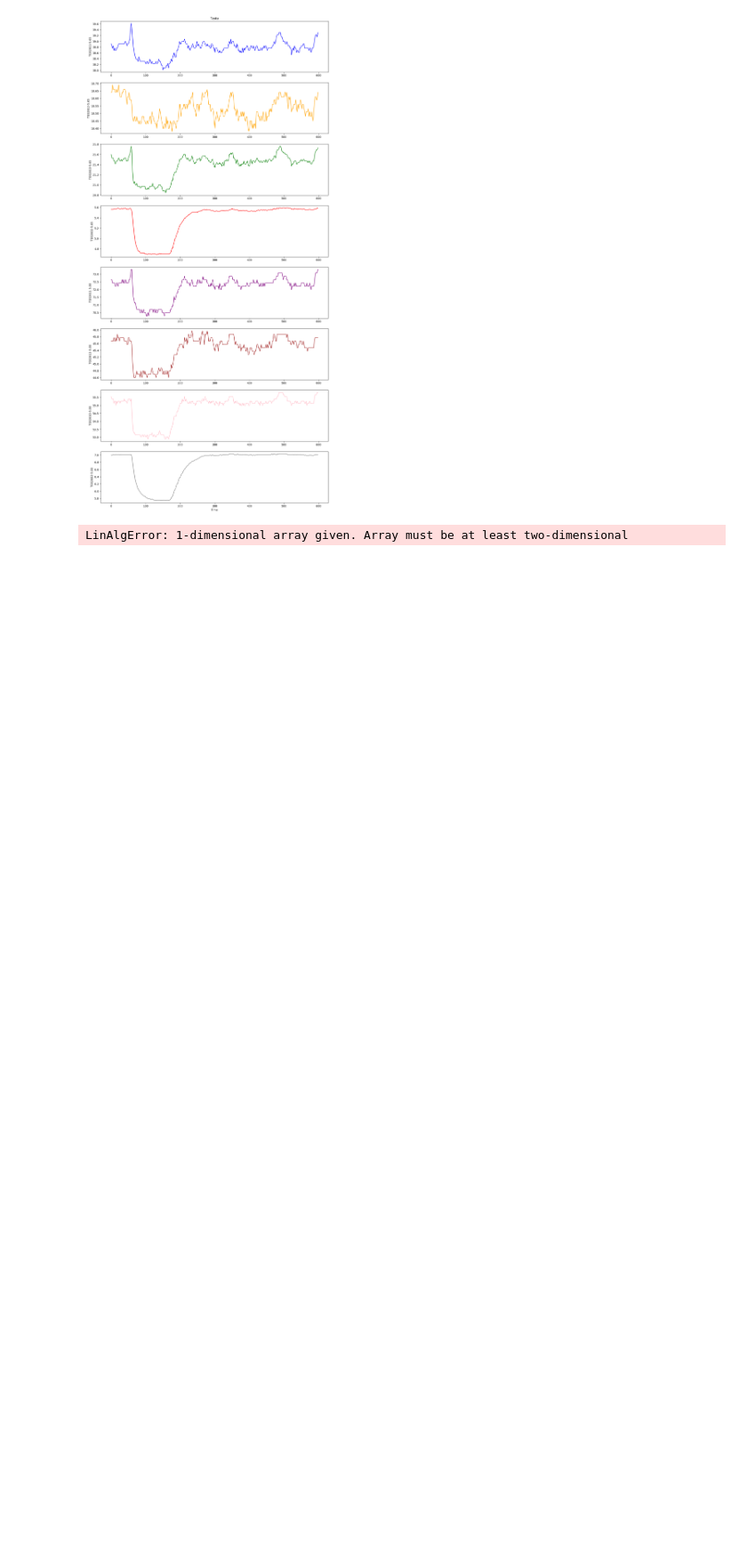
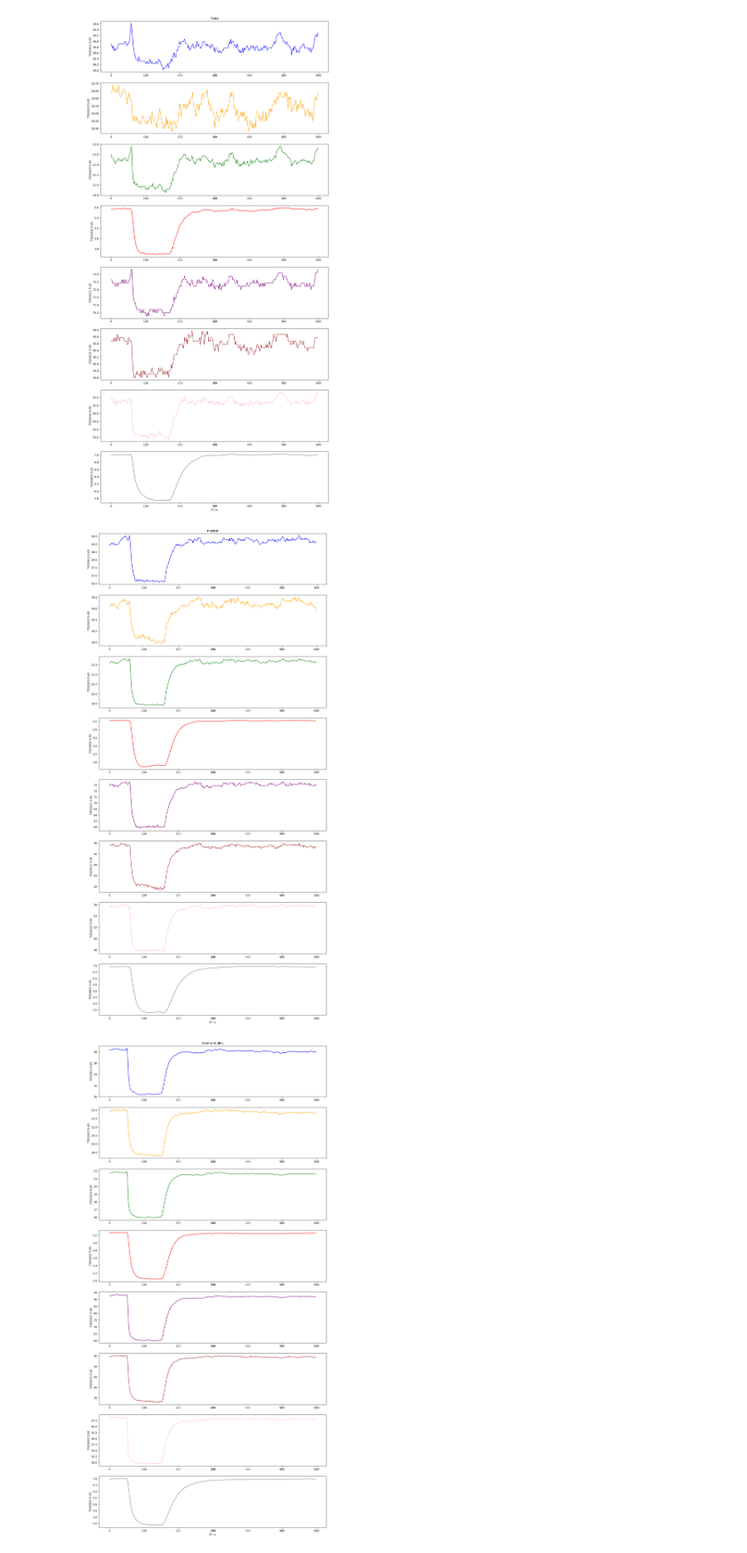
Before and after one commit to liwing1/py_notebook, a Jupyter notebook: Calibration/Calibration-tests.ipynb, the cells around one changed output. Shown at 89% size. Saved outputs shown, nothing was run; the diff lists cells and outputs as text; code cells hidden in the pictures; blank space fills up the shorter version.

Commit message:
teste

```diff
--- a/Calibration/Calibration-tests.ipynb
+++ b/Calibration/Calibration-tests.ipynb
@@ -116,45 +115,11 @@ for filename in os.listdir(DATASET_PATH):
     truncate_decimal_values(DATASET_PATH+'new_'+filename, 'timestamp', 0)
     delete_empty_lines(DATASET_PATH+'new_'+filename)
 # %%
-def calculate_transformation_matrix(master_file, slave_file):
-    # Load the CSV files into DataFrames
-    master_df = pd.read_csv(master_file)
-    slave_df = pd.read_csv(slave_file)
+def calculate_transformation_matrix(S1, S2):
+    S2_pseudo_inverse = np.linalg.pinv(S2)
+    F = np.matmul(S2_pseudo_inverse, S1)
+    return F
 
-    # Extract the data arrays from the DataFrames
-    master_data = master_df['TGS2611-5.65'].values
-    slave_data = slave_df['TGS2611-5.65'].values
-
-    # Calculate the transformation matrix
-#     transformation_matrix = np.linalg.inv(slave_data.T @ slave_data) @ slave_data.T @ master_data
-    transformation_matrix = np.linalg.pinv(slave_data) @ master_data
-
-    return transformation_matrix
-
-## PATHS
-FILE_NAME = 'B1_GCO_F010_R1.csv'
-COLUMN_NAME = 'TGS2611-5.65'
-MASTER_PATH = DATASET_PATH+'new_B1_GCO_F010_R1.csv'
-SLAVE_PATH =  DATASET_PATH+'new_B2_GCO_F010_R2.csv'
-MAPPED_PATH =  DATASET_PATH+'mapped_B2_GCO_F010_R2.csv'
-
-F = calculate_transformation_matrix(MASTER_PATH, SLAVE_PATH)
-
-## Apply F to different repetition
-master_df = pd.read_csv(MASTER_PATH) #master
-slave_df = pd.read_csv(SLAVE_PATH) #slave
-
-mapped_data = slave_df[COLUMN_NAME].values @ F
-mapped_df = pd.DataFrame(mapped_data)
-mapped_df.columns = [ COLUMN_NAME + 'mapped']
-
-mapped_df[COLUMN_NAME + 'slave'] = slave_df[COLUMN_NAME]
-mapped_df[COLUMN_NAME + 'master'] = master_df[COLUMN_NAME]
-
-mapped_df.to_csv(MAPPED_PATH, index = False)
-
-#plot master slave and mapped slave
-header = ['timestamp',COLUMN_NAME+'master', COLUMN_NAME+'slave', COLUMN_NAME+'mapped']
-plot_data_from_csv(MAPPED_PATH, header, 'Teste')
+def map_to_master_space(new_sample, transformation_matrix):
+    mapped_sample = np.matmul(new_sample, transformation_matrix)
+    return mapped_sample
-# %% [output]
-LinAlgError: 1-dimensional array given. Array must be at least two-dimensional
@@ -160,0 +166,7 @@ LinAlgError: 1-dimensional array given. Array must be at least two-dimensional
+# %%
+plot_data_from_csv('data1/calibration_samples/master/new_B1_GCO_F080_R1.csv', header, 'master')
+plot_data_from_csv('data1/calibration_samples/new/new_B2_GEy_F040_R2.csv', header, 'new samples')
+plot_data_from_csv('data1/calibration_samples/mapped_samples.csv', header, 'mapped samples')
+# %% [output]
+[figure, added]
+[figure, added]
```
Also changed, not shown: parts of 5 cells of this notebook, 48 other files.
